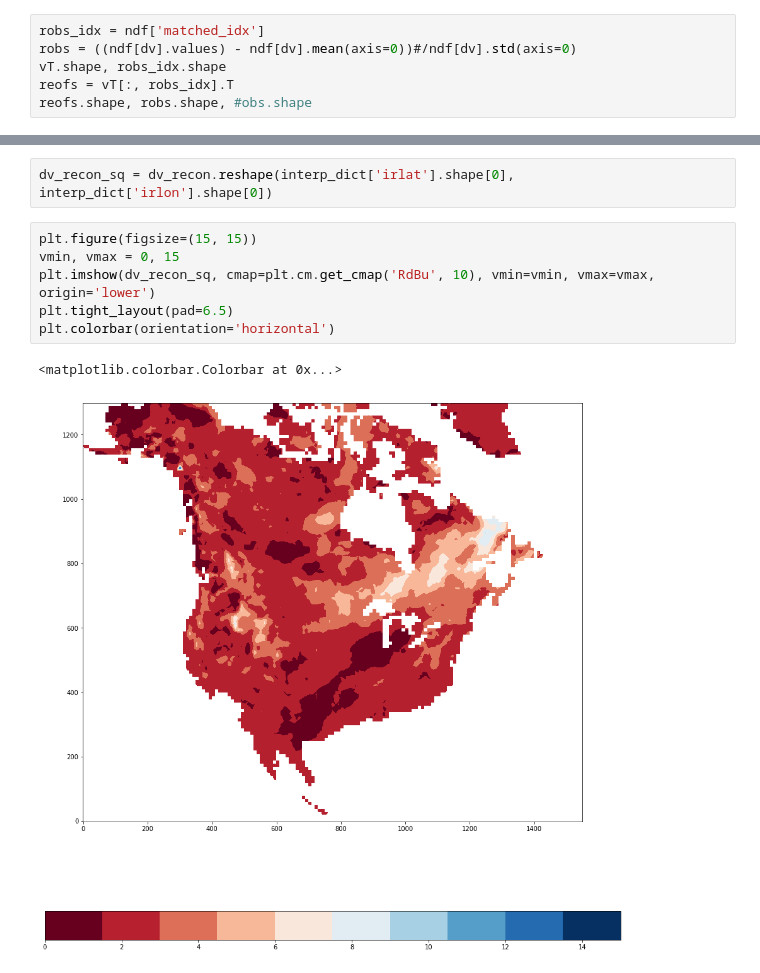
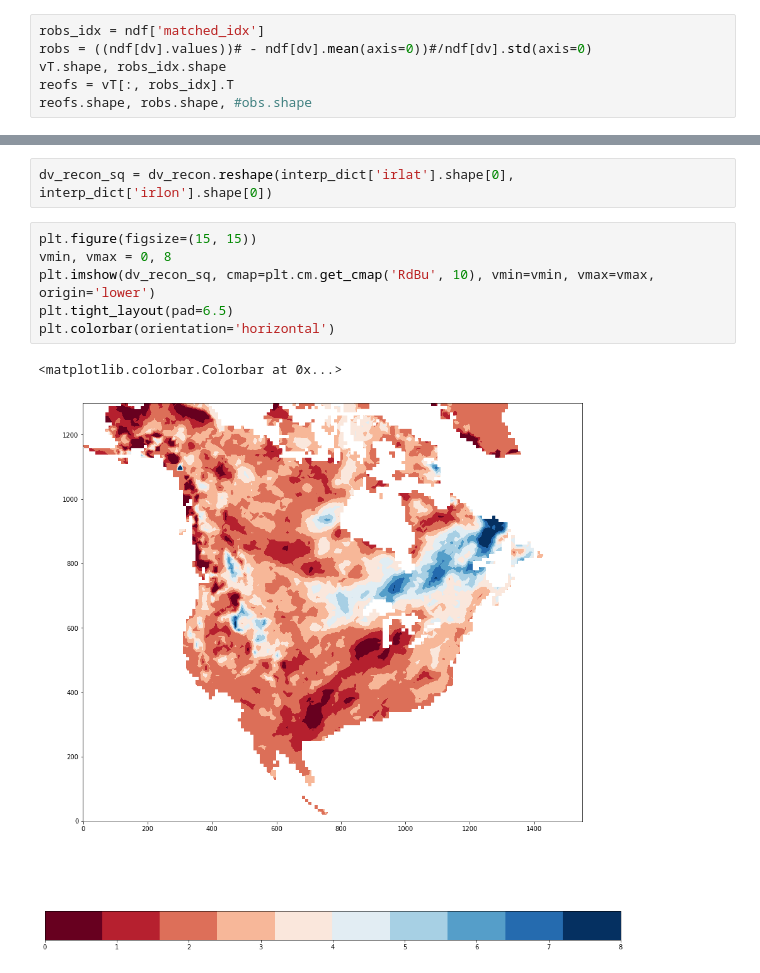
Before and after one commit to pacificclimate/climpyrical, a Jupyter notebook: notebooks/snow.ipynb, the cells around one changed output, grey strips where cells are left out. Drawn from its saved outputs; the diff is of its cells as text.

```diff
--- a/notebooks/snow.ipynb
+++ b/notebooks/snow.ipynb
@@ -155,7 +155,7 @@ slope 1.0000000000000004 r2_val 0.9999999999999997
 #### Use the real observations and regress
 # %%
 robs_idx = ndf['matched_idx']
-robs = ((ndf[dv].values) - ndf[dv].mean(axis=0))#/ndf[dv].std(axis=0)
+robs = ((ndf[dv].values))# - ndf[dv].mean(axis=0))#/ndf[dv].std(axis=0)
 vT.shape, robs_idx.shape
 reofs = vT[:, robs_idx].T
 reofs.shape, robs.shape, #obs.shape
@@ -277,10 +281,10 @@ dv_recon[~midx] = np.nan
 dv_recon_sq = dv_recon.reshape(interp_dict['irlat'].shape[0], interp_dict['irlon'].shape[0])
 # %%
 plt.figure(figsize=(15, 15))
-vmin, vmax = 0, 15
+vmin, vmax = 0, 8
 plt.imshow(dv_recon_sq, cmap=plt.cm.get_cmap('RdBu', 10), vmin=vmin, vmax=vmax, origin='lower')
 plt.tight_layout(pad=6.5)
 plt.colorbar(orientation='horizontal')
 # %% [output]
 <matplotlib.colorbar.Colorbar at 0x...>
-[figure, old version]
+[figure, new version]
```
Also changed, not shown: parts of 3 cells of this notebook.
